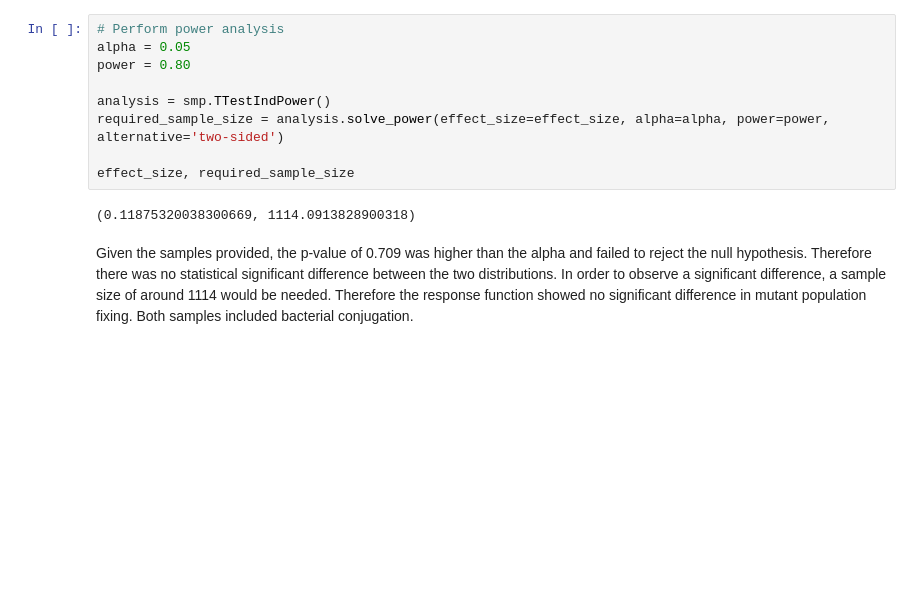
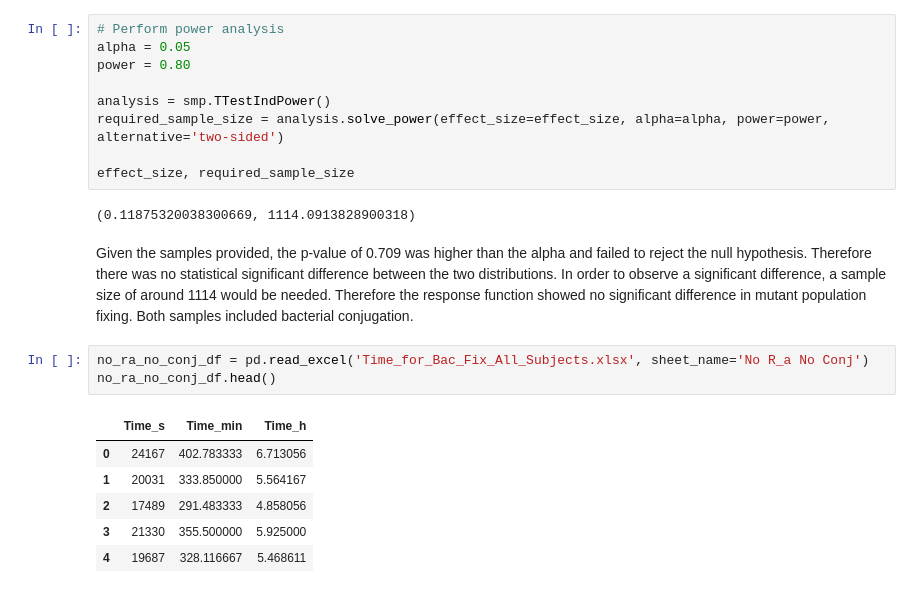
Before and after one commit to Frood-for-Thought/Bac_Evol_SSA, a Jupyter notebook: Experiment 1/Analysis.ipynb, the cells around one changed output. Cells and saved outputs as stored; diff of their text form; blank space fills up the shorter version.

```diff
--- a/Experiment 1/Analysis.ipynb
+++ b/Experiment 1/Analysis.ipynb
@@ -73,3 +86,13 @@ effect_size, required_sample_size
 (0.11875320038300669, 1114.0913828900318)
 # %% [markdown]
 Given the samples provided, the p-value of 0.709 was higher than the alpha and failed to reject the null hypothesis.  Therefore there was no statistical significant difference between the two distributions.  In order to observe a significant difference, a sample size of around 1114 would be needed.  Therefore the response function showed no significant difference in mutant population fixing.  Both samples included bacterial conjugation.
+# %%
+no_ra_no_conj_df = pd.read_excel('Time_for_Bac_Fix_All_Subjects.xlsx', sheet_name='No R_a No Conj')
+no_ra_no_conj_df.head()
+# %% [output]
+|  | Time_s | Time_min | Time_h |
+| 0 | 24167 | 402.783333 | 6.713056 |
+| 1 | 20031 | 333.850000 | 5.564167 |
+| 2 | 17489 | 291.483333 | 4.858056 |
+| 3 | 21330 | 355.500000 | 5.925000 |
+| 4 | 19687 | 328.116667 | 5.468611 |
```
Also changed, not shown: parts of 6 cells of this notebook, 1 other file.
